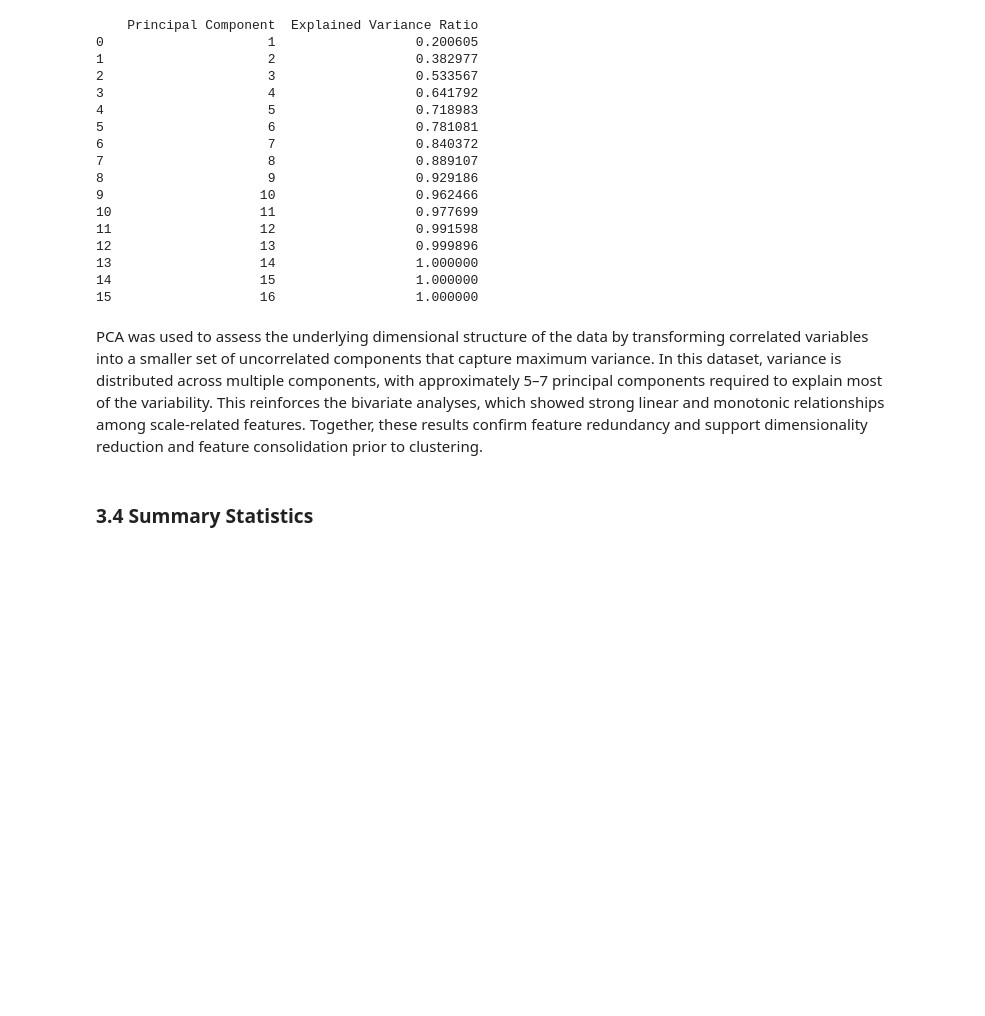
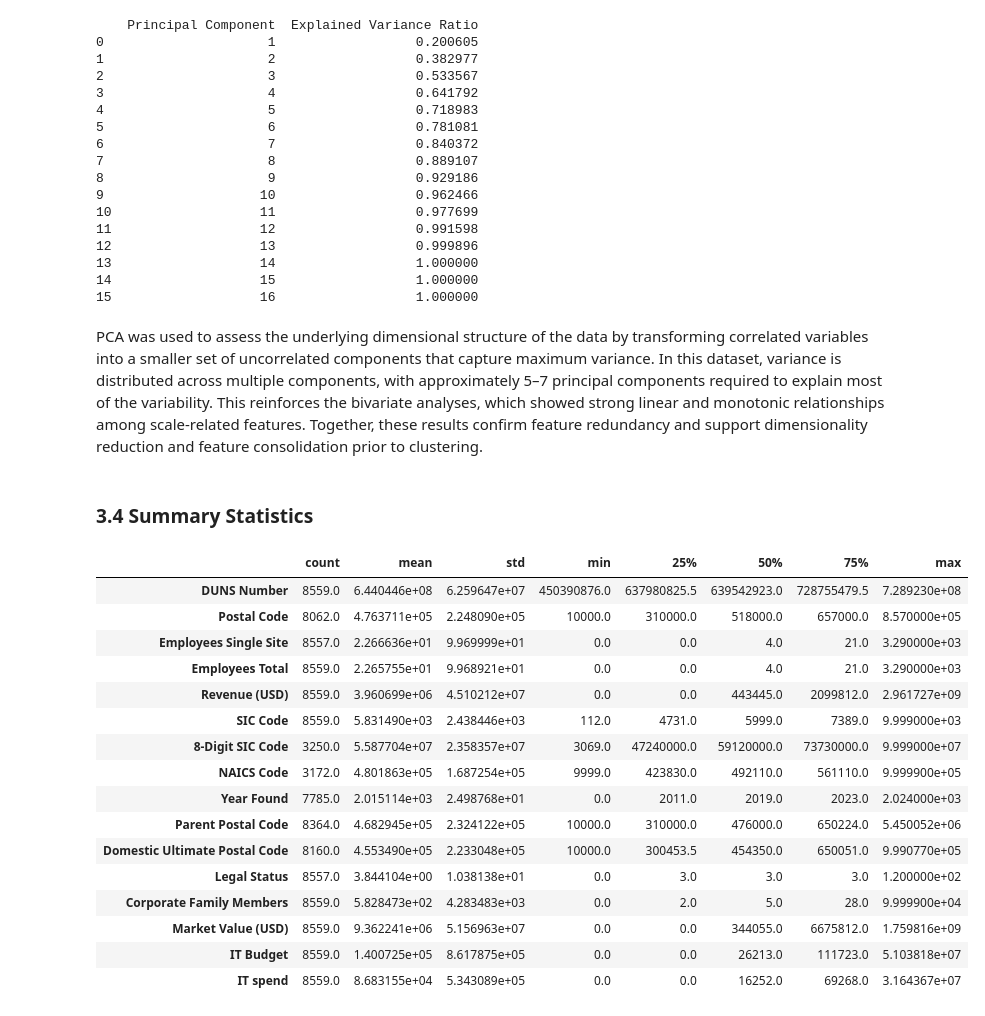
Before and after one commit to racxxhel/Corp_Intelligence, a Jupyter notebook: src/CAT_A_ACC.ipynb, the cells around one changed output. Drawn from its saved outputs; the diff is of its cells as text; code cells hidden in the pictures; blank space fills up the shorter version.

```diff
--- a/src/CAT_A_ACC.ipynb
+++ b/src/CAT_A_ACC.ipynb
@@ -512,3 +512,24 @@ print(explained_variance)
 PCA was used to assess the underlying dimensional structure of the data by transforming correlated variables into a smaller set of uncorrelated components that capture maximum variance. In this dataset, variance is distributed across multiple components, with approximately 5–7 principal components required to explain most of the variability. This reinforces the  bivariate analyses, which showed strong linear and monotonic relationships among scale-related features. Together, these results confirm feature redundancy and support dimensionality reduction and feature consolidation prior to clustering.
 # %% [markdown]
 ### 3.4 Summary Statistics
+# %%
+summary_stats = dropped_data.describe().T
+summary_stats
+# %% [output]
+|  | count | mean | std | min | 25% | 50% | 75% | max |
+| DUNS Number | 8559.0 | 6.440446e+08 | 6.259647e+07 | 450390876.0 | 637980825.5 | 639542923.0 | 728755479.5 | 7.289230e+08 |
+| Postal Code | 8062.0 | 4.763711e+05 | 2.248090e+05 | 10000.0 | 310000.0 | 518000.0 | 657000.0 | 8.570000e+05 |
+| Employees Single Site | 8557.0 | 2.266636e+01 | 9.969999e+01 | 0.0 | 0.0 | 4.0 | 21.0 | 3.290000e+03 |
+| Employees Total | 8559.0 | 2.265755e+01 | 9.968921e+01 | 0.0 | 0.0 | 4.0 | 21.0 | 3.290000e+03 |
+| Revenue (USD) | 8559.0 | 3.960699e+06 | 4.510212e+07 | 0.0 | 0.0 | 443445.0 | 2099812.0 | 2.961727e+09 |
+| SIC Code | 8559.0 | 5.831490e+03 | 2.438446e+03 | 112.0 | 4731.0 | 5999.0 | 7389.0 | 9.999000e+03 |
+| 8-Digit SIC Code | 3250.0 | 5.587704e+07 | 2.358357e+07 | 3069.0 | 47240000.0 | 59120000.0 | 73730000.0 | 9.999000e+07 |
+| NAICS Code | 3172.0 | 4.801863e+05 | 1.687254e+05 | 9999.0 | 423830.0 | 492110.0 | 561110.0 | 9.999900e+05 |
+| Year Found | 7785.0 | 2.015114e+03 | 2.498768e+01 | 0.0 | 2011.0 | 2019.0 | 2023.0 | 2.024000e+03 |
+| Parent Postal Code | 8364.0 | 4.682945e+05 | 2.324122e+05 | 10000.0 | 310000.0 | 476000.0 | 650224.0 | 5.450052e+06 |
+| Domestic Ultimate Postal Code | 8160.0 | 4.553490e+05 | 2.233048e+05 | 10000.0 | 300453.5 | 454350.0 | 650051.0 | 9.990770e+05 |
+| Legal Status | 8557.0 | 3.844104e+00 | 1.038138e+01 | 0.0 | 3.0 | 3.0 | 3.0 | 1.200000e+02 |
+| Corporate Family Members | 8559.0 | 5.828473e+02 | 4.283483e+03 | 0.0 | 2.0 | 5.0 | 28.0 | 9.999900e+04 |
+| Market Value (USD) | 8559.0 | 9.362241e+06 | 5.156963e+07 | 0.0 | 0.0 | 344055.0 | 6675812.0 | 1.759816e+09 |
+| IT Budget | 8559.0 | 1.400725e+05 | 8.617875e+05 | 0.0 | 0.0 | 26213.0 | 111723.0 | 5.103818e+07 |
+| IT spend | 8559.0 | 8.683155e+04 | 5.343089e+05 | 0.0 | 0.0 | 16252.0 | 69268.0 | 3.164367e+07 |
```
Also changed, not shown: parts of 21 cells of this notebook.
